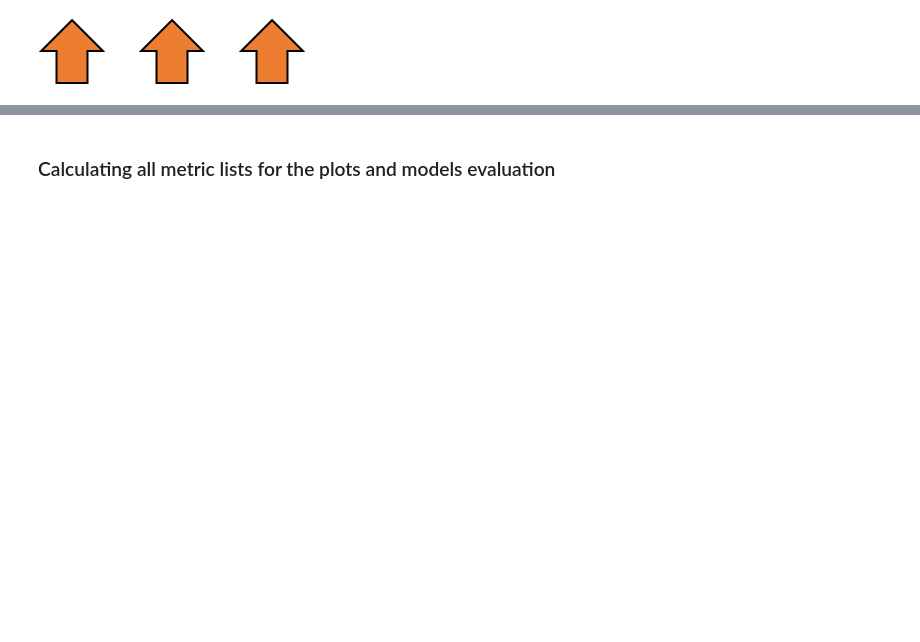
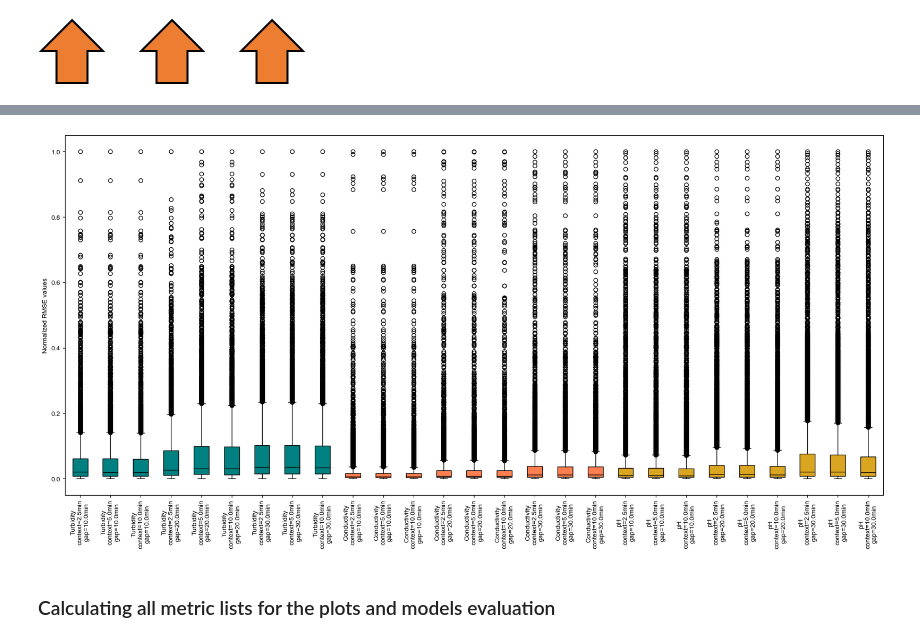
Before and after one commit to n1kraz/imputation-research, a Jupyter notebook: results/results.ipynb, the cells around one changed output, grey strips where cells are left out. Cells and saved outputs as stored; diff of their text form; code cells hidden in the pictures; blank space fills up the shorter version.

```diff
--- a/results/results.ipynb
+++ b/results/results.ipynb
@@ -578,0 +1442,83 @@ range_variance_visual_assessment(20, 60, threshold_range[0][0], parame[0])
+# %%
+# List of gap and lag combinations
+gap_values = [20, 40, 60]  # Replace with actual gap values
+lag_values = [5, 10, 20]  # Replace with actual lag values
+
+# List of parameters
+parameters = ['turb', 'cond', 'pH']
+
+# Create a figure with a single axis for the boxplots
+fig, ax = plt.subplots(figsize=(18, 9))
+
+# Initialize a list to hold all the data for the boxplot
+all_values = []
+
+# Initialize a list to hold the labels for each boxplot
+labels = []
+
+# Define the colors for each set of 9 boxplots
+colors = ['teal'] * 9 + ['coral'] * 9 + ['goldenrod'] * 9
+
+# Loop through each combination of parameter, gap, and lag
+for i, param in enumerate(parameters):
+    for j, gap in enumerate(gap_values):
+        for k, lag in enumerate(lag_values):
+
+            # Calculate the number of instances for each event
+            number_of_instances = [
+                (len(multipar_test_dataset_list[eve][predefined_max_lag_size:-(predefined_max_lag_size)]) - 2 * lag) - gap + 1
+                for eve in range(len(multipar_test_dataset_list))
+            ]
+
+            # Gather data across all events
+            eve_inst_array = instance_event_collection(lag, gap, multipar_test_dataset_list, param, base=True)
+
+            # Combine all lists into one
+            combined_data = []
+            for sublist in eve_inst_array:
+                combined_data.extend(sublist)
+
+            # Range between RMSE equivalent of 0 and 100 percent of data thresholds
+            range_variance = clustering_instances_event(combined_data, len(combined_data), (0, 1000))
+            values = np.sort(range_variance[1].reshape(1, len(range_variance[1]))[0])
+
+            # Normalizing for correct visualization
+            values = normalize_list(values)
+
+            # Append the values for the boxplot
+            all_values.append(values)
+
+            # For naming
+            if param == 'turb':
+                parameter = 'Turbidity'
+            elif param == 'cond':
+                parameter = 'Conductivity'
+            elif param == 'pH':
+                parameter = 'pH'
+
+            # Construct label: "Param_Gap_Lag"
+            label = f'{parameter}\ncontext={lag/2}min\ngap={gap/2}min'
+            labels.append(label)
+
+# Plot the box plot on the same axis with different colors for each group
+box = ax.boxplot(all_values, vert=True, patch_artist=True)
+
+# Assign colors to the boxplots based on the index
+for patch, color in zip(box['boxes'], colors):
+    patch.set_facecolor(color)
+
+# Change the color of the medians to black
+for median in box['medians']:
+    median.set_color('black')
+
+# Set x-ticks to display the labels
+ax.set_xticklabels(labels, rotation=90)
+
+# Add labels and title
+ax.set_ylabel('Normalized RMSE values')
+
+# Adjust layout and display the figure
+plt.tight_layout()
+plt.show()
+# %% [output]
+[figure, added]
```
Also changed, not shown: parts of 74 cells of this notebook, 2 other files.
